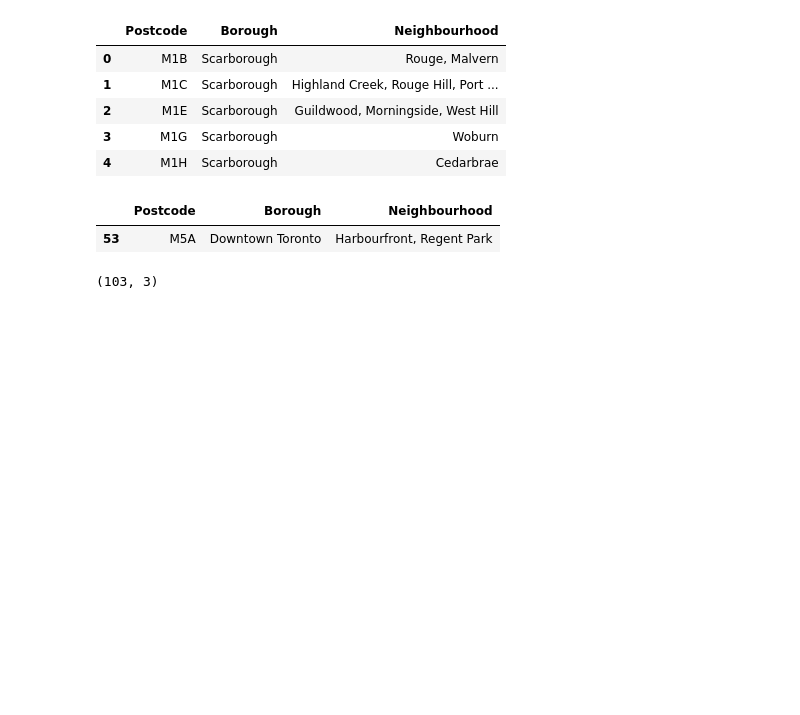
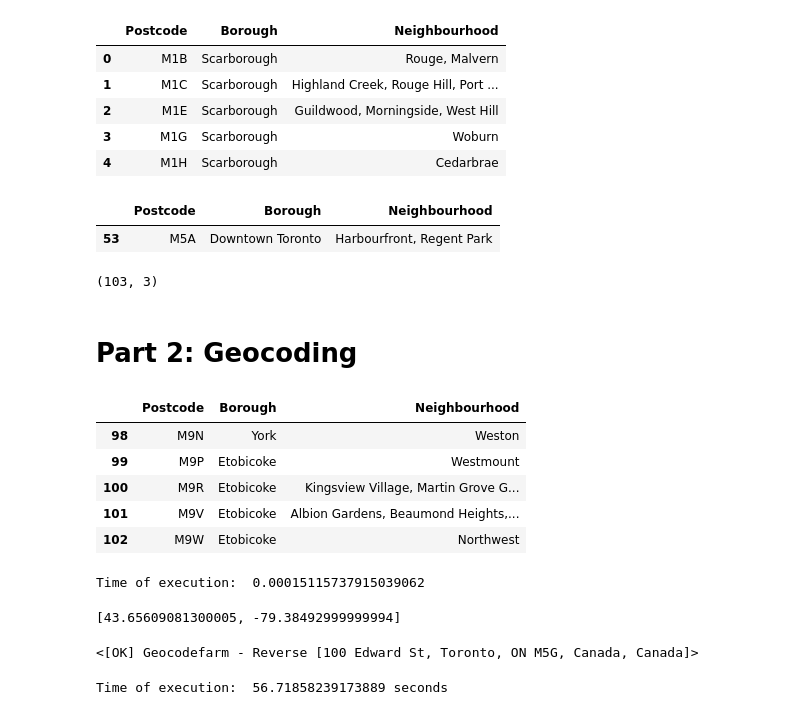
Before and after one commit to Astuart1992/Coursera_Capstone, a Jupyter notebook: Segmenting and Clustering Neighborhoods in Toronto.ipynb, the cells around one changed output. Saved outputs shown, nothing was run; the diff lists cells and outputs as text; code cells hidden in the pictures; blank space fills up the shorter version.

```diff
--- a/Segmenting and Clustering Neighborhoods in Toronto.ipynb
+++ b/Segmenting and Clustering Neighborhoods in Toronto.ipynb
@@ -238,3 +238,5 @@ df_toronto.loc[df_toronto['Postcode']=='M5A']
 df_toronto.shape
 # %% [output]
 (103, 3)
+# %% [markdown]
+# Part 2: Geocoding
@@ -240,0 +249,55 @@ df_toronto.shape
+# %%
+#show the final 5 in the current dataframe
+df_toronto.tail(5)
+# %% [output]
+|  | Postcode | Borough | Neighbourhood |
+| 98 | M9N | York | Weston |
+| 99 | M9P | Etobicoke | Westmount |
+| 100 | M9R | Etobicoke | Kingsview Village, Martin Grove G... |
+| 101 | M9V | Etobicoke | Albion Gardens, Beaumond Heights,... |
+| 102 | M9W | Etobicoke | Northwest |
+# %%
+import time
+start=time.time()
+
+'''Geocoder starts here'''
+'''Defining a function to use --> get_latlng()'''
+def get_latlng(arcgis_geocoder):
+
+    #initialize the location of(lat and long) to "none"
+    lat_lng_coords = None
+
+    #While loop helps to create a continous run until all the location coords are geo coded
+    while(lat_lng_coords is None):
+        g = geocoder.arcgis('{}, Toronto, Ontario'.format(arcgis_geocoder))
+        lat_lng_coords = g.latlng
+    return lat_lng_coords
+'''Geocoder ends here'''
+
+end = time.time()
+print ('Time of execution: ', end - start)
+# %% [output]
+Time of execution:  0.00015115737915039062
+# %%
+#test the geo coder
+sample =get_latlng('M5G')
+sample
+# %% [output]
+[43.65609081300005, -79.38492999999994]
+# %%
+#reverse the sample to verify lat & lng are correct
+gg = geocoder.geocodefarm(sample,method='reverse')
+gg
+# %% [output]
+<[OK] Geocodefarm - Reverse [100 Edward St, Toronto, ON M5G, Canada, Canada]>
+# %%
+import time
+start = time.time()
+
+postal_codes = df_toronto['Postcode']
+coordinates = [get_latlng(postal_code) for postal_code in postal_codes.tolist()]
+
+end = time.time()
+print('Time of execution: ', end - start, 'seconds')
+# %% [output]
+Time of execution:  56.71858239173889 seconds
```
Also changed, not shown: parts of 7 cells of this notebook.
